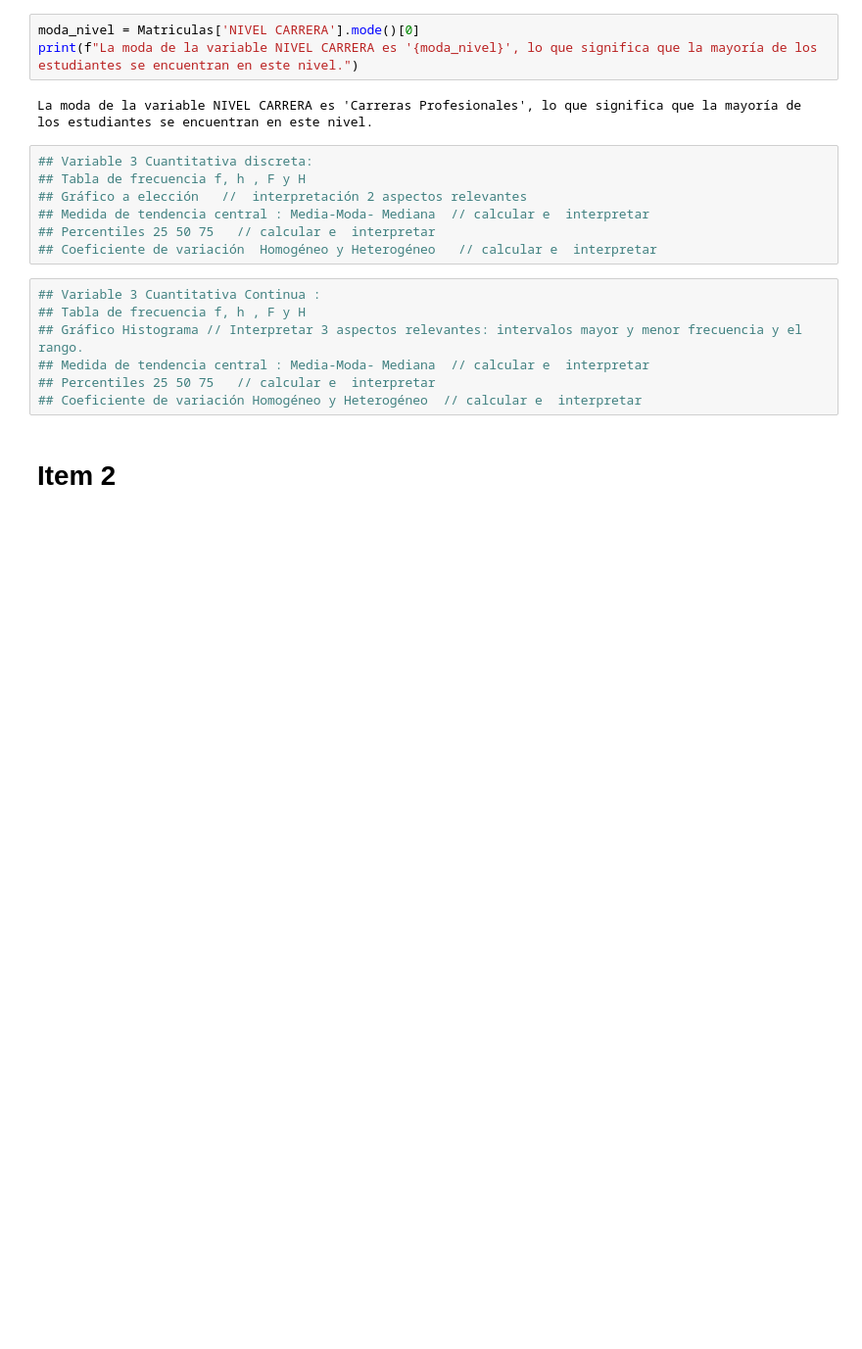
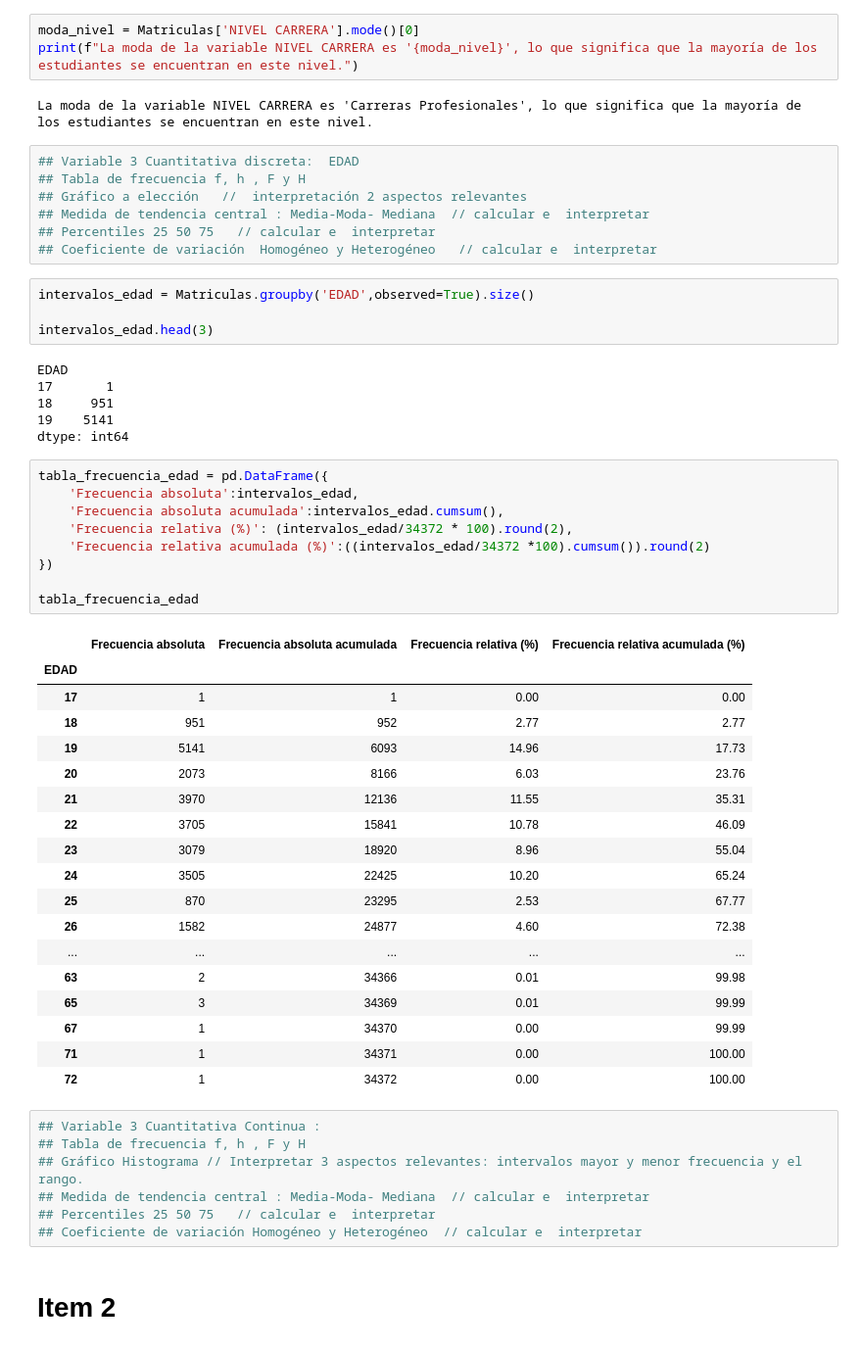
Before and after one commit to viceeeente/Estad-stica-Descriptiva, a Jupyter notebook: Trabajo-Practico/Trabajo_Practico_Instrucciones.ipynb, the cells around one changed output. Shown at 98% size. Drawn from its saved outputs; the diff is of its cells as text; blank space fills up the shorter version.

Commit message:
Tabla de frecuencia f, h, F y H

```diff
--- a/Trabajo-Practico/Trabajo_Practico_Instrucciones.ipynb
+++ b/Trabajo-Practico/Trabajo_Practico_Instrucciones.ipynb
@@ -118,12 +118,50 @@ print(f"La moda de la variable NIVEL CARRERA es '{moda_nivel}', lo que significa
 # %% [output]
 La moda de la variable NIVEL CARRERA es 'Carreras Profesionales', lo que significa que la mayoría de los estudiantes se encuentran en este nivel.
 # %%
-## Variable 3 Cuantitativa discreta:
+## Variable 3 Cuantitativa discreta:  EDAD
 ## Tabla de frecuencia f, h , F y H
 ## Gráfico a elección   //  interpretación 2 aspectos relevantes
 ## Medida de tendencia central : Media-Moda- Mediana  // calcular e  interpretar
 ## Percentiles 25 50 75   // calcular e  interpretar
 ## Coeficiente de variación  Homogéneo y Heterogéneo   // calcular e  interpretar
+# %%
+intervalos_edad = Matriculas.groupby('EDAD',observed=True).size()
+
+intervalos_edad.head(3)
+# %% [output]
+EDAD
+17       1
+18     951
+19    5141
+dtype: int64
+# %%
+tabla_frecuencia_edad = pd.DataFrame({
+    'Frecuencia absoluta':intervalos_edad,
+    'Frecuencia absoluta acumulada':intervalos_edad.cumsum(),
+    'Frecuencia relativa (%)': (intervalos_edad/34372 * 100).round(2),
+    'Frecuencia relativa acumulada (%)':((intervalos_edad/34372 *100).cumsum()).round(2)
+})
+
+tabla_frecuencia_edad
+# %% [output]
+|  | Frecuencia absoluta | Frecuencia absoluta acumulada | Frecuencia relativa (%) | Frecuencia relativa acumulada (%) |
+| EDAD |  |  |  |  |
+| 17 | 1 | 1 | 0.00 | 0.00 |
+| 18 | 951 | 952 | 2.77 | 2.77 |
+| 19 | 5141 | 6093 | 14.96 | 17.73 |
+| 20 | 2073 | 8166 | 6.03 | 23.76 |
+| 21 | 3970 | 12136 | 11.55 | 35.31 |
+| 22 | 3705 | 15841 | 10.78 | 46.09 |
+| 23 | 3079 | 18920 | 8.96 | 55.04 |
+| 24 | 3505 | 22425 | 10.20 | 65.24 |
+| 25 | 870 | 23295 | 2.53 | 67.77 |
+| 26 | 1582 | 24877 | 4.60 | 72.38 |
+| ... | ... | ... | ... | ... |
+| 63 | 2 | 34366 | 0.01 | 99.98 |
+| 65 | 3 | 34369 | 0.01 | 99.99 |
+| 67 | 1 | 34370 | 0.00 | 99.99 |
+| 71 | 1 | 34371 | 0.00 | 100.00 |
+| 72 | 1 | 34372 | 0.00 | 100.00 |
 # %%
 ## Variable 3 Cuantitativa Continua :
 ## Tabla de frecuencia f, h , F y H
```
